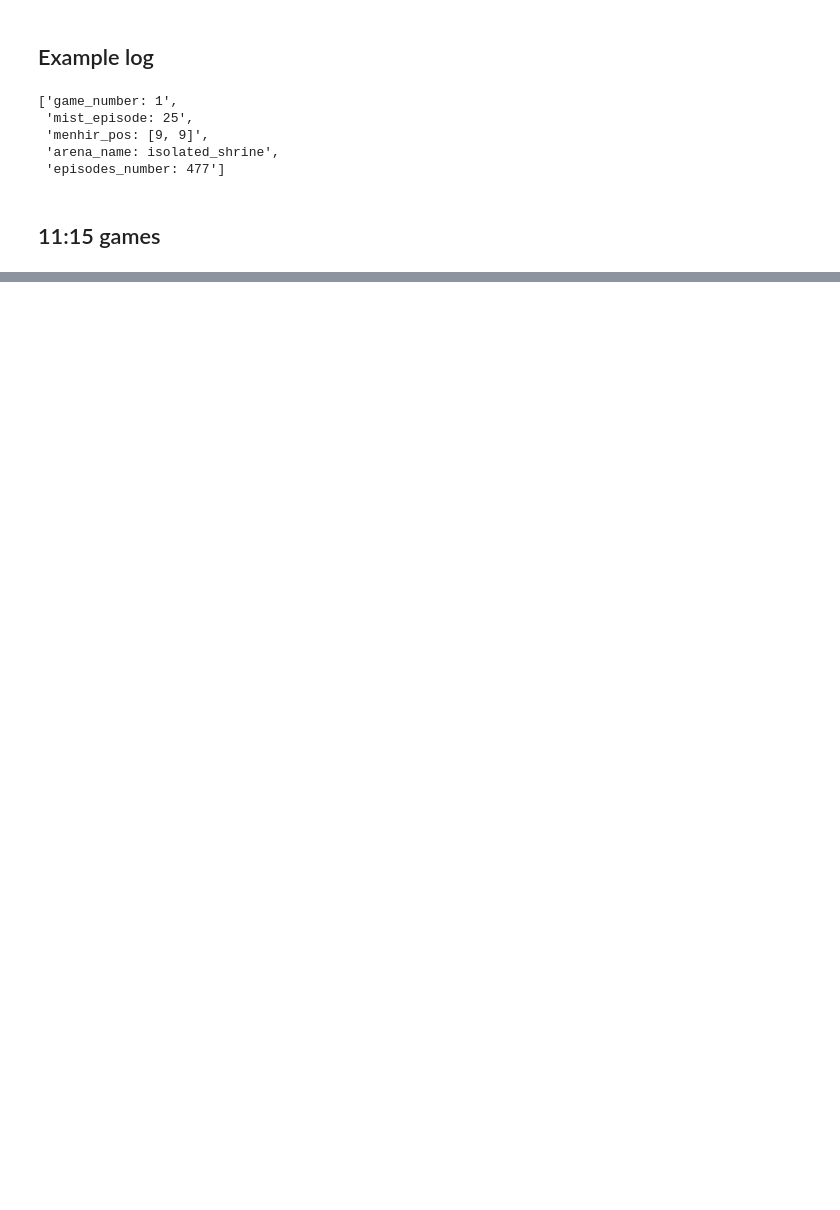
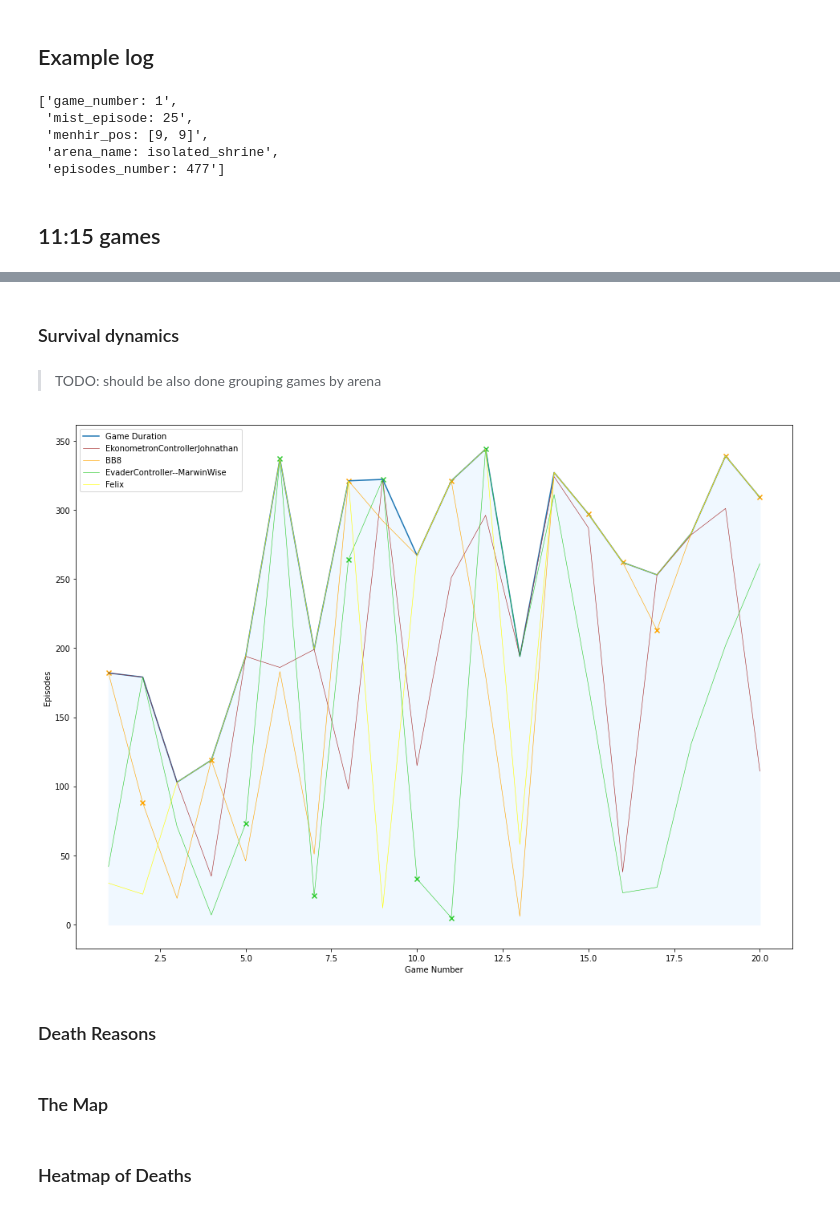
Before and after one commit to filip-komarzyniec/GUPB, a Jupyter notebook: log-parse/log_analyzer.ipynb, the cells around one changed output, grey strips where cells are left out. Cells and saved outputs as stored; diff of their text form; code cells hidden in the pictures; blank space fills up the shorter version.

Commit message:
start implementing analysis/visualisation of games' logs - add plotting survival dynamics

```diff
--- a/log-parse/log_analyzer.ipynb
+++ b/log-parse/log_analyzer.ipynb
@@ -101,6 +102,22 @@ def parse_games_json_logs(logs_path):
     return result
 # %% [markdown]
 #### Parsed data analysis
+# %%
+def plot_bot_survival_dynamics(games, bot_name, figure):
+    survivals = []
+    failures = []
+    for game in games:
+        bot_died = game['bots'][bot_name]['episode_died']
+        bot_died = bot_died if bot_died > 0 else game['episodes_number']
+        game_number = game['game_number']
+        survivals.append([game_number, bot_died])
+        if game['bots'][bot_name]['failed_steps']:
+            failures.append([game_number, bot_died])
+    survivals = np.array(survivals)
+    plt.plot(survivals[:,0], survivals[:,1], figure=figure, label=bot_name, linewidth=0.6, color=COLORS[bot_name])
+    if failures:
+        failures = np.array(failures)
+        plt.scatter(failures[:,0], failures[:,1], marker='x', figure=figure, color=COLORS[bot_name])
 # %% [markdown]
 ## Before running the parser
 > The parser `.ipynb` is put under `GUPB/log-parse` and all paths to logs are relative to this location. Be sure that the files are downloaded and placed there, because they are not under Git
@@ -125,4 +176,4 @@ log_files = glob.glob(f'{DIR_PATH_11_15}/*.json')
 # %%
 json_log_path = log_files[0]
 # %%
-games =
+games = parse_games_json_logs(json_log_path)
@@ -128,0 +190,5 @@ games =
+# %%
+bins_number = 20
+bin_size = len(games) // bins_number
+# %% [markdown]
+### Survival dynamics
@@ -128,0 +207,22 @@ games =
+# %%
+bin_1 = games[:bins_number]
+games_length = np.array([[game['game_number'], game['episodes_number']] for game in bin_1])
+# %% [markdown]
+> TODO: should be also done grouping games by arena
+# %%
+fig = plt.figure(figsize=(16, 12))
+plt.plot(games_length[:,0], games_length[:,1], figure=fig, label='Game Duration')
+plt.fill_between(games_length[:,0], games_length[:,1], color='aliceblue')
+for bot in bin_1[0]['bots']:
+    plot_bot_survival_dynamics(bin_1, bot, fig)
+plt.legend()
+plt.xlabel('Game Number')
+_ = plt.ylabel('Episodes')
+# %% [output]
+[figure, added]
+# %% [markdown]
+### Death Reasons
+# %% [markdown]
+### The Map
+# %% [markdown]
+### Heatmap of Deaths
```
Also changed, not shown: parts of 4 cells of this notebook.
